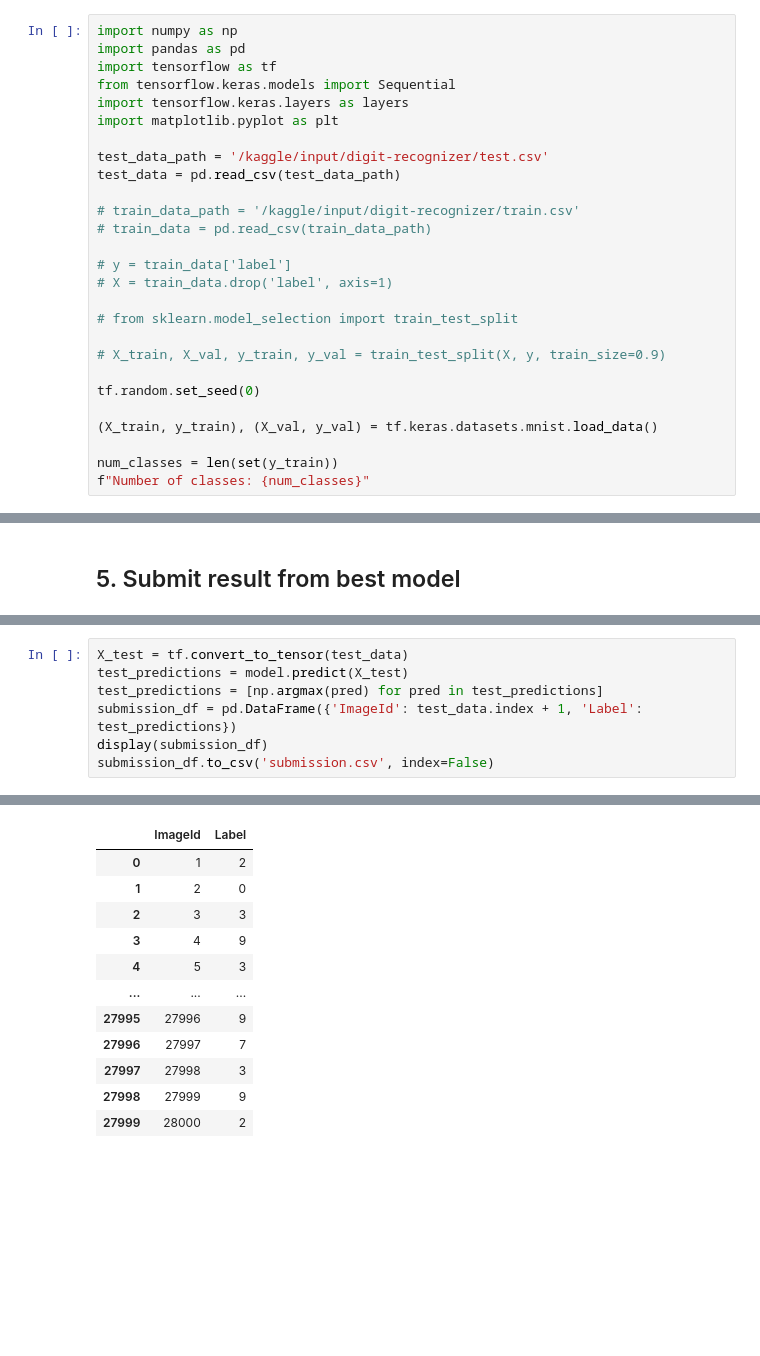
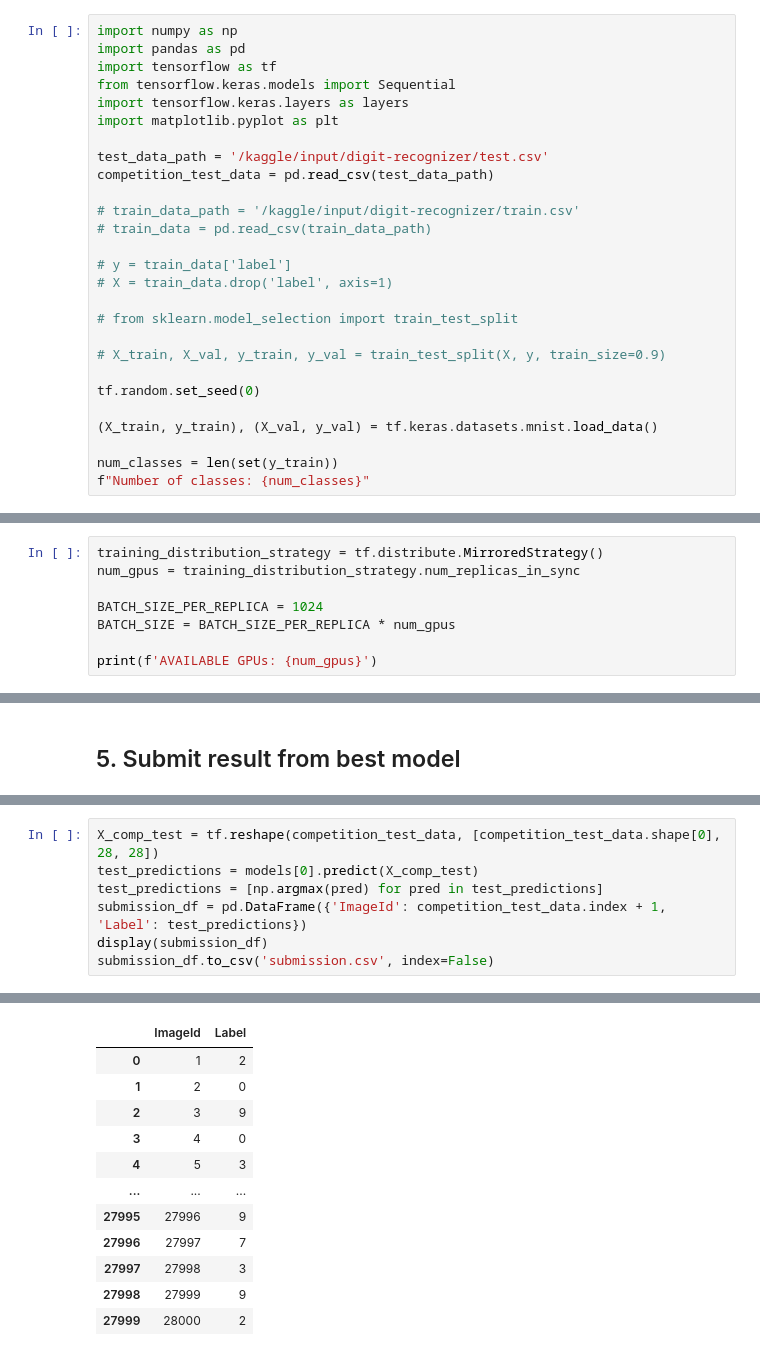
Before and after one commit to sitatec/ML-Computer-Vision-With-Tensorflow, a Jupyter notebook: handwritten-digit-recognizer.ipynb, the cells around one changed output, grey strips where cells are left out. Saved outputs shown, nothing was run; the diff lists cells and outputs as text; blank space fills up the shorter version.

```diff
--- a/handwritten-digit-recognizer.ipynb
+++ b/handwritten-digit-recognizer.ipynb
@@ -21,7 +21,7 @@ import tensorflow.keras.layers as layers
 import matplotlib.pyplot as plt
 
 test_data_path = '/kaggle/input/digit-recognizer/test.csv'
-test_data = pd.read_csv(test_data_path)
+competition_test_data = pd.read_csv(test_data_path)
 
 # train_data_path = '/kaggle/input/digit-recognizer/train.csv'
 # train_data = pd.read_csv(train_data_path)
@@ -87,0 +81,8 @@ PhysicalDevice(name='/physical_device:GPU:0', device_type='GPU')
+# %%
+training_distribution_strategy = tf.distribute.MirroredStrategy()
+num_gpus = training_distribution_strategy.num_replicas_in_sync
+
+BATCH_SIZE_PER_REPLICA = 1024
+BATCH_SIZE = BATCH_SIZE_PER_REPLICA * num_gpus
+
+print(f'AVAILABLE GPUs: {num_gpus}')
@@ -231,8 +284,8 @@ model = train_model(X_final, y_final, initial_learning_rate=0.001, _lambda = 0.0
 # %%
-X_test = tf.convert_to_tensor(test_data)
-test_predictions = model.predict(X_test)
+X_comp_test = tf.reshape(competition_test_data, [competition_test_data.shape[0], 28, 28])
+test_predictions = models[0].predict(X_comp_test)
 test_predictions = [np.argmax(pred) for pred in test_predictions]
-submission_df = pd.DataFrame({'ImageId': test_data.index + 1, 'Label': test_predictions})
+submission_df = pd.DataFrame({'ImageId': competition_test_data.index + 1, 'Label': test_predictions})
 display(submission_df)
 submission_df.to_csv('submission.csv', index=False)
 # %% [output]
@@ -240,8 +293,8 @@ submission_df.to_csv('submission.csv', index=False)
 |  | ImageId | Label |
 | 0 | 1 | 2 |
 | 1 | 2 | 0 |
-| 2 | 3 | 3 |
-| 3 | 4 | 9 |
+| 2 | 3 | 9 |
+| 3 | 4 | 0 |
 | 4 | 5 | 3 |
 | ... | ... | ... |
 | 27995 | 27996 | 9 |
```
Also changed, not shown: parts of 14 cells of this notebook.
